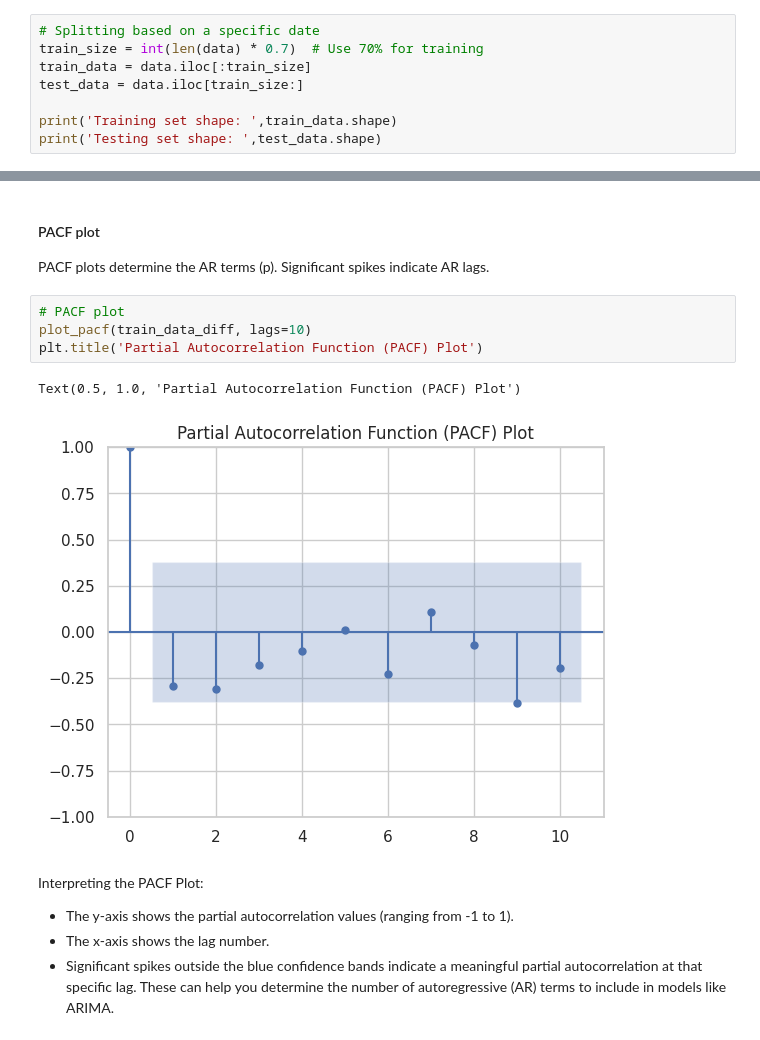
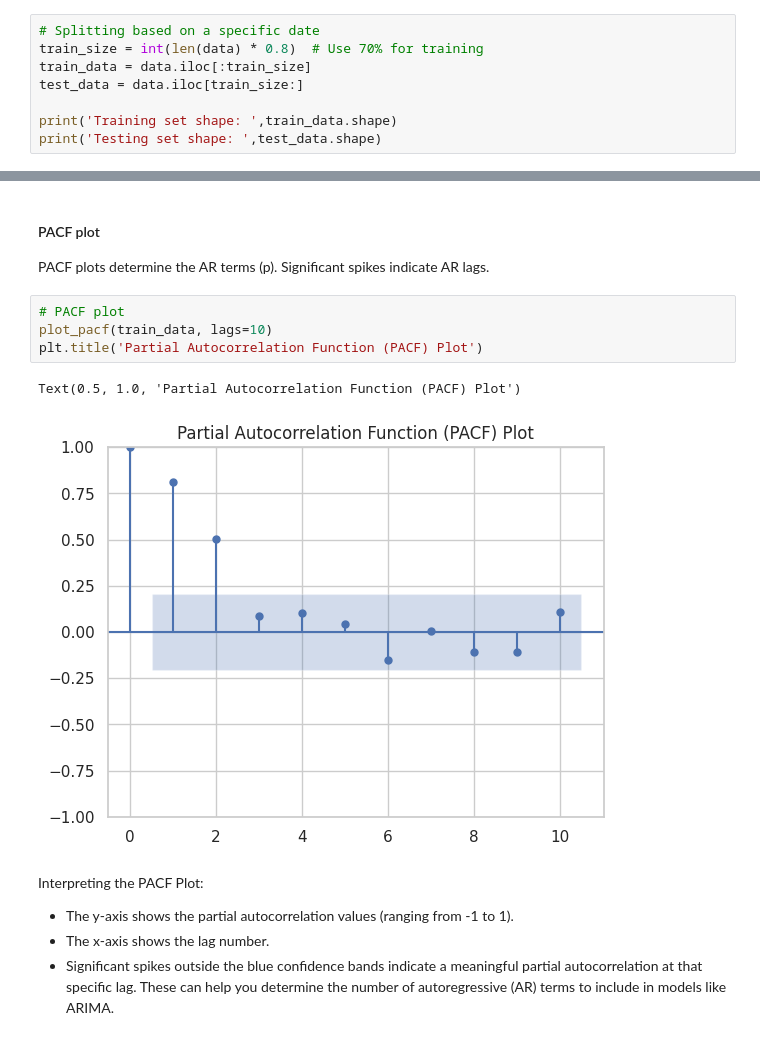
Before and after one commit to WilliamHallPortfolio/ACS_Juvenile_Justice_Project, a Jupyter notebook: ACS Flash Report Project.ipynb, the cells around one changed output, grey strips where cells are left out. Saved outputs shown, nothing was run; the diff lists cells and outputs as text.

```diff
--- a/ACS Flash Report Project.ipynb
+++ b/ACS Flash Report Project.ipynb
@@ -332,6 +326,6 @@ sns.distplot(data)
 # %%
 # Splitting based on a specific date
-train_size = int(len(data) * 0.7)  # Use 70% for training
+train_size = int(len(data) * 0.8)  # Use 70% for training
 train_data = data.iloc[:train_size]
 test_data = data.iloc[train_size:]
 
@@ -427,11 +409,11 @@ PACF plots determine the AR terms (p).
 Significant spikes indicate AR lags.
 # %%
 # PACF plot
-plot_pacf(train_data_diff, lags=10)
+plot_pacf(train_data, lags=10)
 plt.title('Partial Autocorrelation Function (PACF) Plot')
 # %% [output]
 Text(0.5, 1.0, 'Partial Autocorrelation Function (PACF) Plot')
-[figure, old version]
+[figure, new version]
 # %% [markdown]
 Interpreting the PACF Plot:<br>
 * The y-axis shows the partial autocorrelation values (ranging from -1 to 1).
```
Also changed, not shown: parts of 28 cells of this notebook.
